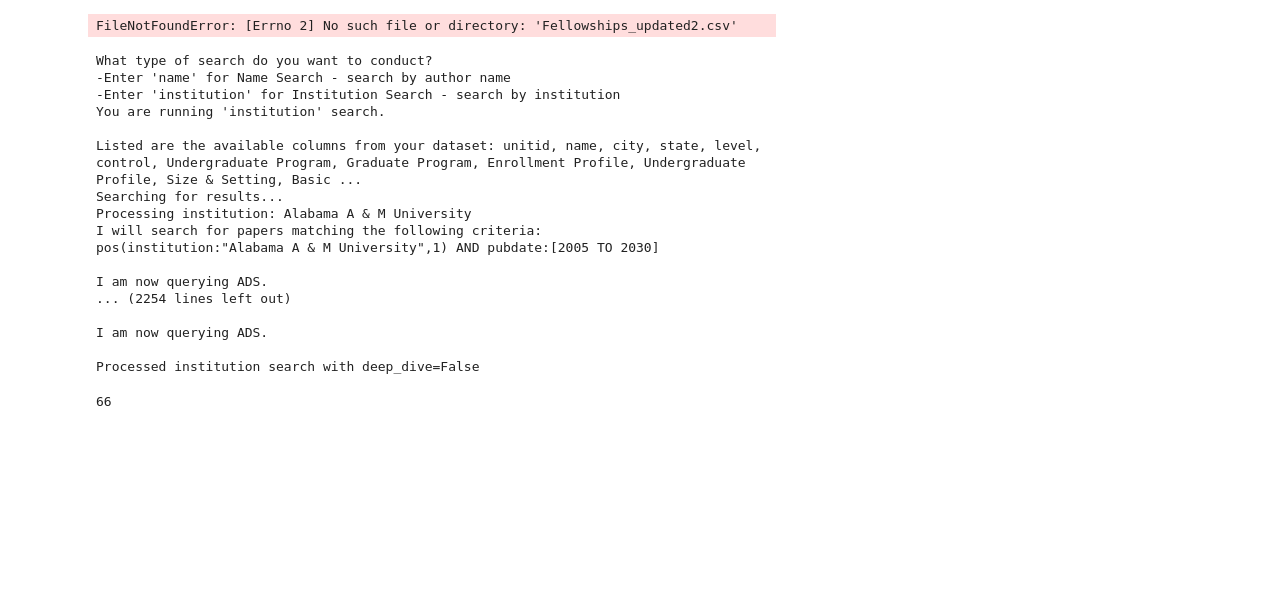
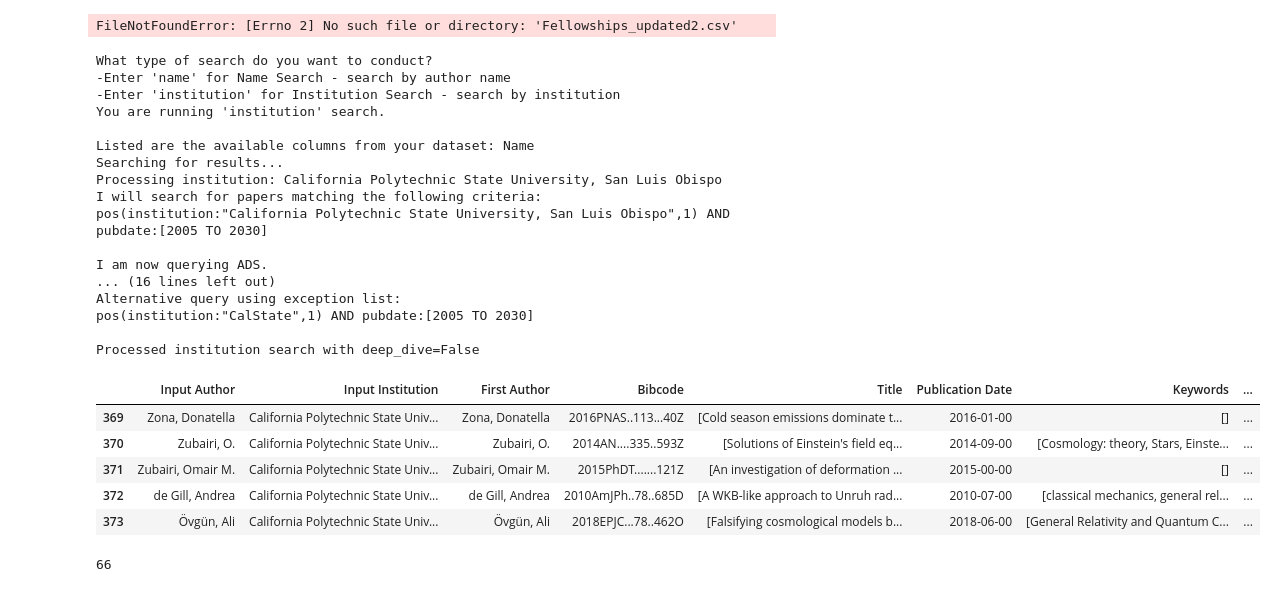
Before and after one commit to skamal23/ReviewerExtractor, a Jupyter notebook: codeV3/ADS_search.ipynb, the cells around one changed output. Cells and saved outputs as stored; diff of their text form; code cells hidden in the pictures; blank space fills up the shorter version.

```diff
--- a/codeV3/ADS_search.ipynb
+++ b/codeV3/ADS_search.ipynb
@@ -347,7 +347,7 @@ FileNotFoundError: [Errno 2] No such file or directory: 'Fellowships_updated2.cs
 # %%
 datf.to_excel('FellowshipOutput3.xlsx', index=False, engine='openpyxl')
 # %%
-datf=AP.run_file_search(filename='Carn25_R3.csv',
+datf=AP.run_file_search(filename='Testing.csv',
                token=token, stop_dir=stop_dir)
 # %% [output]
 What type of search do you want to conduct?
@@ -355,24 +355,30 @@ What type of search do you want to conduct?
 -Enter 'institution' for Institution Search - search by institution
 You are running 'institution' search.
 
-Listed are the available columns from your dataset: unitid, name, city, state, level, control, Undergraduate Program, Graduate Program, Enrollment Profile, Undergraduate Profile, Size & Setting, Basic ...
+Listed are the available columns from your dataset: Name
 Searching for results...
-Processing institution: Alabama A & M University
+Processing institution: California Polytechnic State University, San Luis Obispo
 I will search for papers matching the following criteria:
-pos(institution:"Alabama A & M University",1) AND pubdate:[2005 TO 2030]
+pos(institution:"California Polytechnic State University, San Luis Obispo",1) AND pubdate:[2005 TO 2030]
 
 I am now querying ADS.
-... (2254 lines left out)
-
-I am now querying ADS.
+... (16 lines left out)
+Alternative query using exception list:
+pos(institution:"CalState",1) AND pubdate:[2005 TO 2030]
 
 Processed institution search with deep_dive=False
 # %%
 # To display the data frame run the following:
-datf
 # To save it in a excel format run the following:
 #datf.to_csv(path_stop+"output.csv")
-datf.to_excel('CarnR3_Output.xlsx', index=False, engine='openpyxl')
+#datf.to_excel('Testing_Output.xlsx', index=False, engine='openpyxl')
+# %% [output]
+|  | Input Author | Input Institution | First Author | Bibcode | Title | Publication Date | Keywords | ... |
+| 369 | Zona, Donatella | California Polytechnic State Univ... | Zona, Donatella | 2016PNAS..113...40Z | [Cold season emissions dominate t... | 2016-01-00 | [] | ... |
+| 370 | Zubairi, O. | California Polytechnic State Univ... | Zubairi, O. | 2014AN....335..593Z | [Solutions of Einstein's field eq... | 2014-09-00 | [Cosmology: theory, Stars, Einste... | ... |
+| 371 | Zubairi, Omair M. | California Polytechnic State Univ... | Zubairi, Omair M. | 2015PhDT.......121Z | [An investigation of deformation ... | 2015-00-00 | [] | ... |
+| 372 | de Gill, Andrea | California Polytechnic State Univ... | de Gill, Andrea | 2010AmJPh..78..685D | [A WKB-like approach to Unruh rad... | 2010-07-00 | [classical mechanics, general rel... | ... |
+| 373 | Övgün, Ali | California Polytechnic State Univ... | Övgün, Ali | 2018EPJC...78..462O | [Falsifying cosmological models b... | 2018-06-00 | [General Relativity and Quantum C... | ... |
 # %%
 print(len(datf.iloc[0]['Title']))
 # %% [output]
```
Also changed, not shown: 2 other files.
